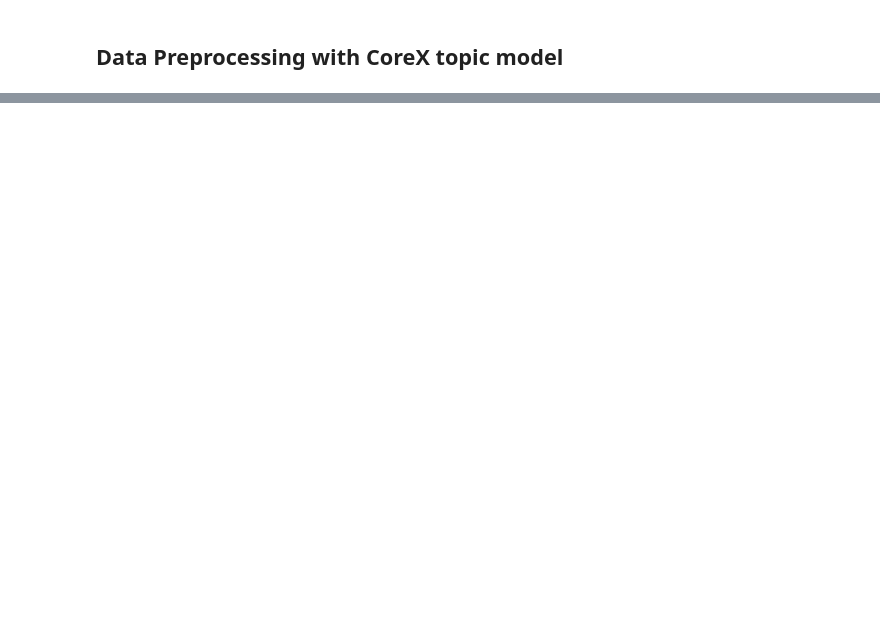
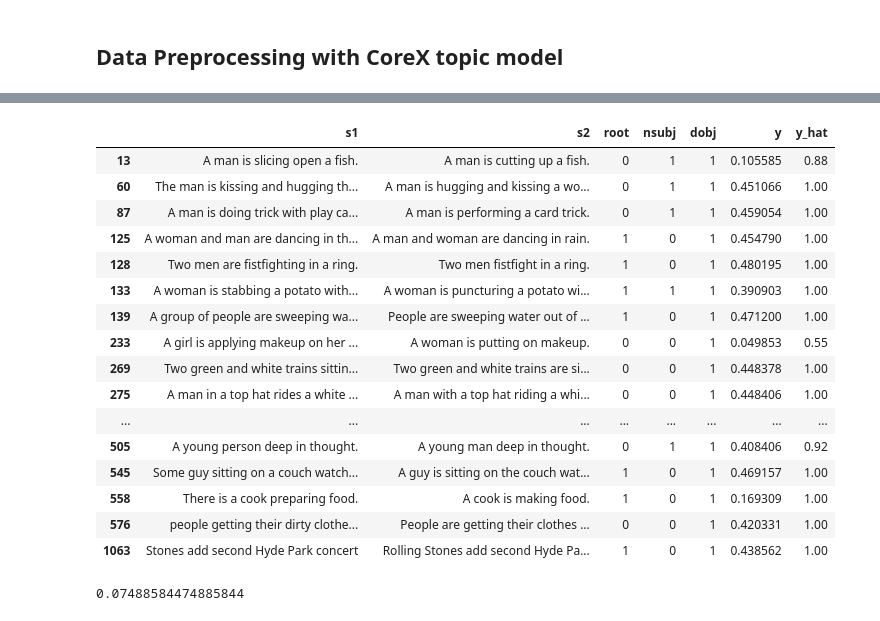
Before and after one commit to iserh/elf, a Jupyter notebook: MLP_CoreX.ipynb, the cells around one changed output, grey strips where cells are left out. Saved outputs shown, nothing was run; the diff lists cells and outputs as text; code cells hidden in the pictures; blank space fills up the shorter version.

```diff
--- a/MLP_CoreX.ipynb
+++ b/MLP_CoreX.ipynb
@@ -559,0 +184,13 @@ pearsonr(scores, sts_test.score)[0]
+# %%
+# score test dataset
+with torch.no_grad():
+    y, y_hat = [*zip(*[(model(featA, featB), score) for featA, featB, score in val_dataloader])]
+y = torch.cat(y)
+y_hat = torch.cat(y_hat)
+# %%
+df = data_module.intermediates["test"].copy().drop(columns="score")
+df[["root", "nsubj", "dobj"]] = df[["feat1", "feat2"]].apply(lambda row: pd.Series((row.feat1[1] == row.feat2[1]).long()), axis=1)
+df = df.drop(columns=["feat1", "feat2"])
+df["y"] = y
+df["y_hat"] = y_hat
+df
@@ -559,0 +211,24 @@ pearsonr(scores, sts_test.score)[0]
+# %%
+df[(df.y_hat - df.y) > 0.5]
+# %% [output]
+|  | s1 | s2 | root | nsubj | dobj | y | y_hat |
+| 13 | A man is slicing open a fish. | A man is cutting up a fish. | 0 | 1 | 1 | 0.105585 | 0.88 |
+| 60 | The man is kissing and hugging th... | A man is hugging and kissing a wo... | 0 | 1 | 1 | 0.451066 | 1.00 |
+| 87 | A man is doing trick with play ca... | A man is performing a card trick. | 0 | 1 | 1 | 0.459054 | 1.00 |
+| 125 | A woman and man are dancing in th... | A man and woman are dancing in rain. | 1 | 0 | 1 | 0.454790 | 1.00 |
+| 128 | Two men are fistfighting in a ring. | Two men fistfight in a ring. | 1 | 0 | 1 | 0.480195 | 1.00 |
+| 133 | A woman is stabbing a potato with... | A woman is puncturing a potato wi... | 1 | 1 | 1 | 0.390903 | 1.00 |
+| 139 | A group of people are sweeping wa... | People are sweeping water out of ... | 1 | 0 | 1 | 0.471200 | 1.00 |
+| 233 | A girl is applying makeup on her ... | A woman is putting on makeup. | 0 | 0 | 1 | 0.049853 | 0.55 |
+| 269 | Two green and white trains sittin... | Two green and white trains are si... | 0 | 0 | 1 | 0.448378 | 1.00 |
+| 275 | A man in a top hat rides a white ... | A man with a top hat riding a whi... | 0 | 0 | 1 | 0.448406 | 1.00 |
+| ... | ... | ... | ... | ... | ... | ... | ... |
+| 505 | A young person deep in thought. | A young man deep in thought. | 0 | 1 | 1 | 0.408406 | 0.92 |
+| 545 | Some guy sitting on a couch watch... | A guy is sitting on the couch wat... | 1 | 0 | 1 | 0.469157 | 1.00 |
+| 558 | There is a cook preparing food. | A cook is making food. | 1 | 0 | 1 | 0.169309 | 1.00 |
+| 576 | people getting their dirty clothe... | People are getting their clothes ... | 0 | 0 | 1 | 0.420331 | 1.00 |
+| 1063 | Stones add second Hyde Park concert | Rolling Stones add second Hyde Pa... | 1 | 0 | 1 | 0.438562 | 1.00 |
+# %%
+((df.root & df.nsubj).astype(int) == df.y_hat).sum() / len(df)
+# %% [output]
+0.07488584474885844
```
Also changed, not shown: parts of 72 cells of this notebook, 8 other files.
